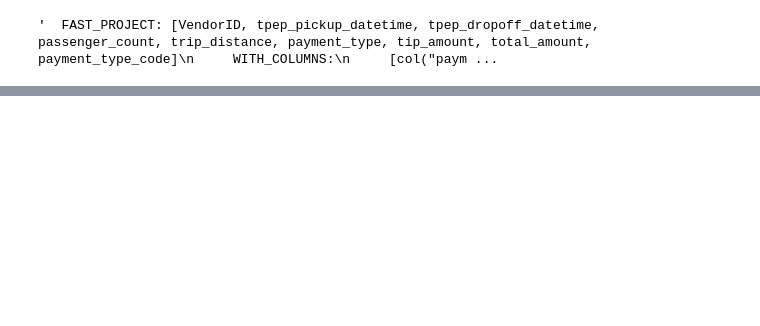
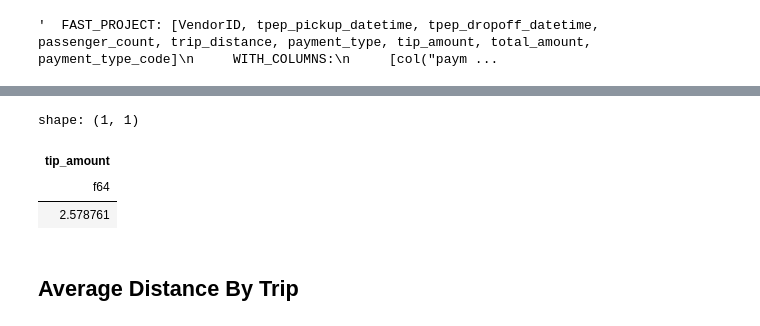
Before and after one commit to pabloqvazquez/polars-pandas, a Jupyter notebook: jupyter/Polars.ipynb, the cells around one changed output, grey strips where cells are left out. Drawn from its saved outputs; the diff is of its cells as text; code cells hidden in the pictures; blank space fills up the shorter version.

```diff
--- a/jupyter/Polars.ipynb
+++ b/jupyter/Polars.ipynb
@@ -207,0 +216,4 @@ shape: (100, 10)
+# %%
+%%time
+lazy_df.select("tip_amount").mean().collect()
+# %% [output]
@@ -207,0 +222,6 @@ shape: (100, 10)
+shape: (1, 1)
+| tip_amount |
+| f64 |
+| 2.578761 |
+# %% [markdown]
+## Average Distance By Trip
```
Also changed, not shown: parts of 13 cells of this notebook.
